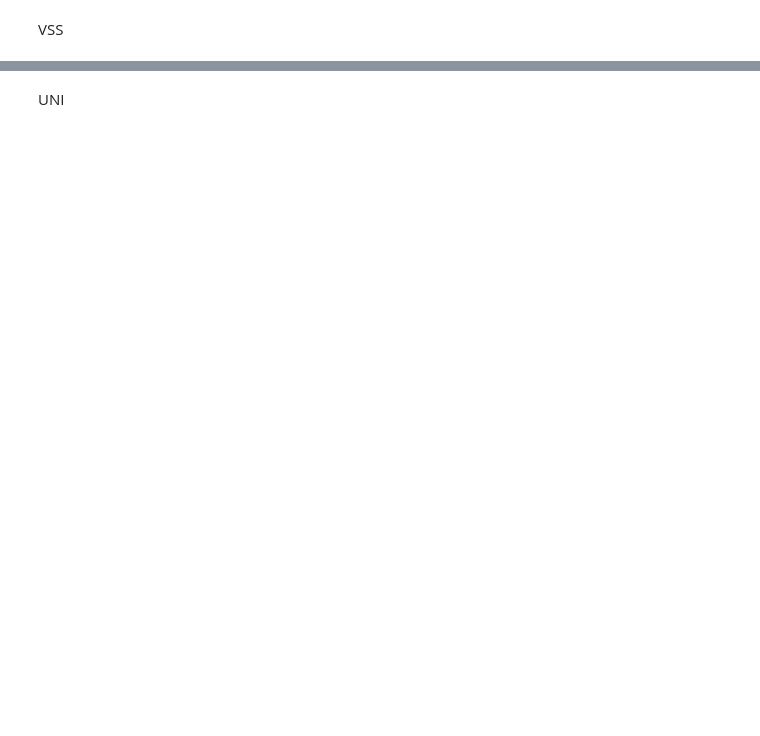
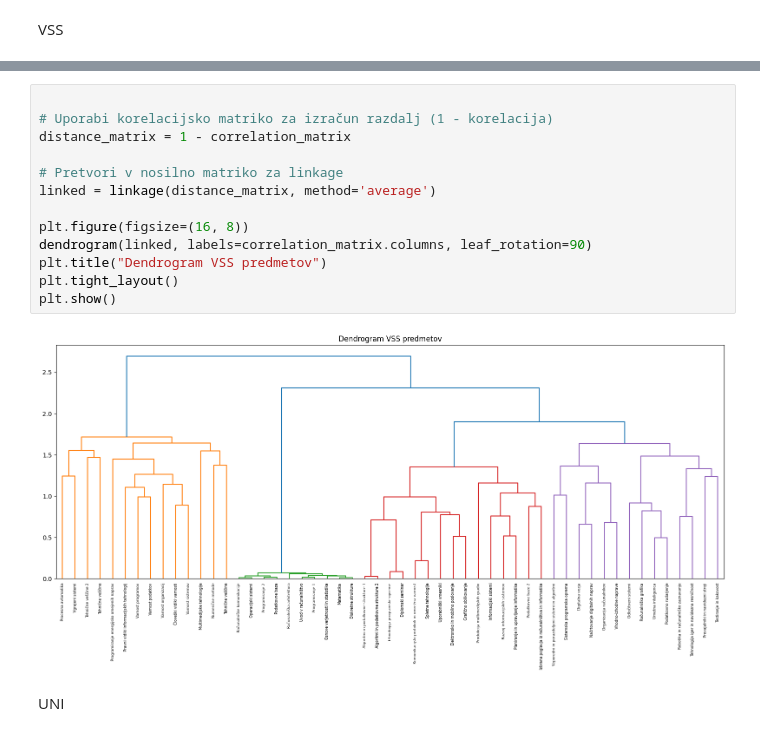
Before and after one commit to KillerParakeet/PR2513, a Jupyter notebook: korelacije.ipynb, the cells around one changed output, grey strips where cells are left out. Drawn from its saved outputs; the diff is of its cells as text; blank space fills up the shorter version.

Commit message:
dodal sem dendrogram za korelacije

```diff
--- a/korelacije.ipynb
+++ b/korelacije.ipynb
@@ -47,6 +55,21 @@ plt.title("Korelacija med VSS predmeti (Pearsonova korelacija)")
 plt.show()
 # %% [output]
 [figure]
+# %%
+
+# Uporabi korelacijsko matriko za izračun razdalj (1 - korelacija)
+distance_matrix = 1 - correlation_matrix
+
+# Pretvori v nosilno matriko za linkage
+linked = linkage(distance_matrix, method='average')
+
+plt.figure(figsize=(16, 8))
+dendrogram(linked, labels=correlation_matrix.columns, leaf_rotation=90)
+plt.title("Dendrogram VSS predmetov")
+plt.tight_layout()
+plt.show()
+# %% [output]
+[figure, added]
 # %% [markdown]
 UNI
 # %%
```
Also changed, not shown: parts of 4 cells of this notebook.
